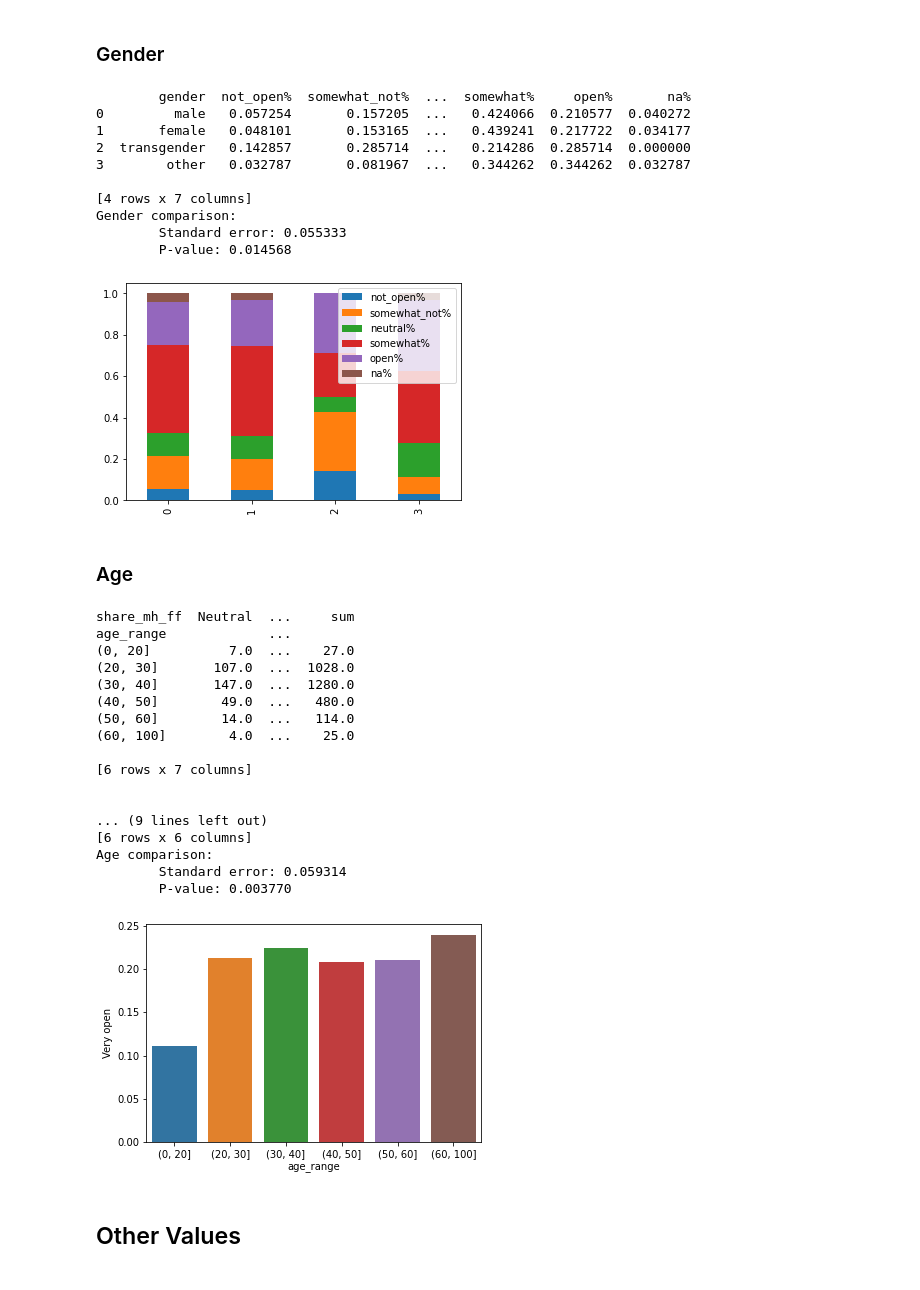
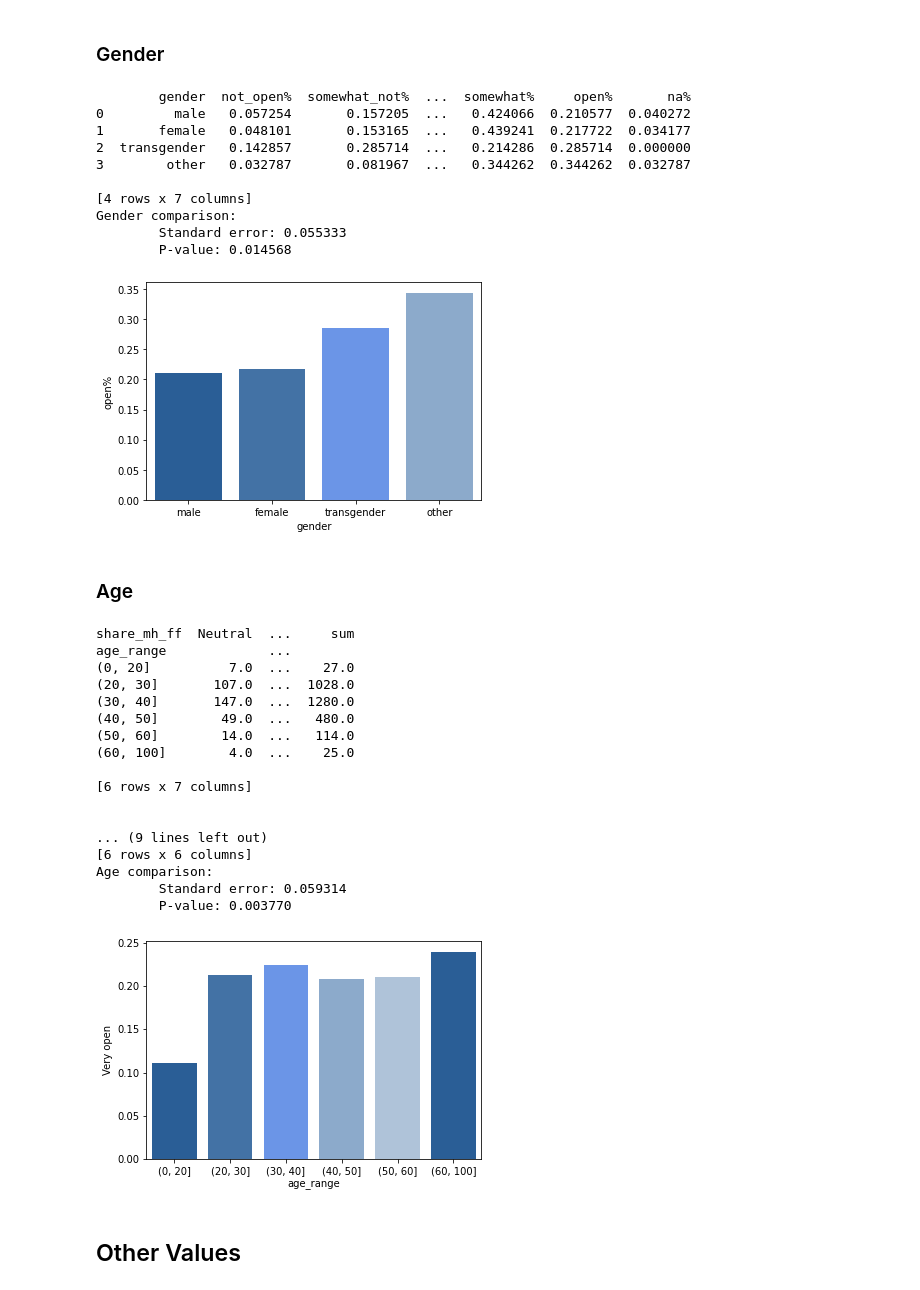
Before and after one commit to alexisbianco0919/compsci216-project, a Jupyter notebook: share_mh_ff.ipynb, the cells around one changed output. Saved outputs shown, nothing was run; the diff lists cells and outputs as text; code cells hidden in the pictures.

```diff
--- a/share_mh_ff.ipynb
+++ b/share_mh_ff.ipynb
@@ -10,6 +10,9 @@ import re
 import seaborn as sns
 from scipy.stats import t
 # %%
+# set color palete for graphs
+blue_p = ["#185ea8", "#3372b5", "#568ffc", "#81aad6", "#a8c3e0"]
+
 # download data from merged_data.csv
 cd = pd.read_csv('https://raw.githubusercontent.com/alexisbianco0919/compsci216-project/main/clean_data_4.csv')
 
@@ -194,13 +196,9 @@ lst = [row_male, row_female, row_transgender, row_other]
 gender_comparison = pd.DataFrame(lst, columns =['gender', 'not_open%', 'somewhat_not%', 'neutral%', 'somewhat%', 'open%', 'na%'], dtype = float)
 print(gender_comparison)
 
-#open_plot = sns.barplot(x="gender", y="open%", data=gender_comparison)
-#somewhat_plot = sns.barplot(x="gender", y="somewhat%", data=gender_comparison)
-#neutral_plot = sns.barplot(x="gender", y="neutral%", data=gender_comparison)
-#somewhat_not_plot = sns.barplot(x="gender", y="somewhat_not%", data=gender_comparison)
-#not_open_plot = sns.barplot(x="gender", y="not_open%", data=gender_comparison)
+open_plot = sns.barplot(x="gender", y="open%", data=gender_comparison, palette = blue_p)
 
-gender_comparison.plot(kind="bar", stacked=True)
+# gender_comparison.plot(kind="bar", stacked=True)
 
 #males and females are less likley to be open to telling their families than transgender and other, with other being the most likely
 
@@ -212,34 +210,34 @@ open_male_female = len(male_female_df[male_female_df["share_mh_ff"] == "Very ope
 male_female_df["Very open"] = male_female_df["share_mh_ff"].replace(to_replace=replacement_scheme)
 
 transgender_other_df = pd.concat([transgender_df, other_df], ignore_index=True)[["share_mh_ff"]]
 open_transgender_other = len(transgender_other_df[transgender_other_df["share_mh_ff"] == "Very open"])
 transgender_other_df["Very open"] = transgender_other_df["share_mh_ff"].replace(to_replace=replacement_scheme)
 
 male_female_std = male_female_df.std(numeric_only=True)["Very open"]
 transgender_other_std = transgender_other_df.std(numeric_only=True)["Very open"]
 
 gender_standard_error = np.sqrt((np.power(male_female_std, 2)/len(male_female_df)) + (np.power(transgender_other_std, 2)/len(transgender_other_df)))
 
 gender_prob_comparator = ((float(open_transgender_other)/float(len(transgender_other_df))) - (float(open_male_female)/float(len(male_female_df)))) / gender_standard_error
 
 gender_p_value = 1 - t.cdf(gender_prob_comparator, df = len(male_female_df) + len(transgender_other_df) - 2)
 
 print("Gender comparison:\n\tStandard error: %f \n\tP-value: %f"%(gender_standard_error, gender_p_value))
 
 #P value is 0.0146, and so we can confidently reject the null hypothesis and say that men and women are, on average, less likely than transgender or other to be very open to
 # telling their family
 # %% [output]
         gender  not_open%  somewhat_not%  ...  somewhat%     open%       na%
 0         male   0.057254       0.157205  ...   0.424066  0.210577  0.040272
 1       female   0.048101       0.153165  ...   0.439241  0.217722  0.034177
 2  transgender   0.142857       0.285714  ...   0.214286  0.285714  0.000000
 3        other   0.032787       0.081967  ...   0.344262  0.344262  0.032787
 
 [4 rows x 7 columns]
 Gender comparison:
         Standard error: 0.055333
         P-value: 0.014568
-[figure, old version]
+[figure, new version]
 # %% [markdown]
 ### Age
 # %%
@@ -251,7 +249,7 @@ print(age_range_pt, '\n\n')
 age_range_comparison = age_range_pt.loc[:,"Neutral":"Very open"].div(age_range_pt["sum"], axis=0)
 print(age_range_comparison)
 
-x = sns.barplot(x=age_range_comparison.index, y="Very open", data=age_range_comparison)
+x = sns.barplot(x=age_range_comparison.index, y="Very open", data=age_range_comparison, palette = blue_p)
 
 #age_range_comparison.plot(kind="bar", stacked=True)
 #Empoyees aged 0-20 seem less likely to be willing to share their mental health with family/friends than older employees
@@ -298,7 +296,7 @@ age_range             ...
 Age comparison:
         Standard error: 0.059314
         P-value: 0.003770
-[figure, old version]
+[figure, new version]
 # %% [markdown]
 ## Other Values
 # %% [markdown]
```
Also changed, not shown: parts of 9 cells of this notebook.
